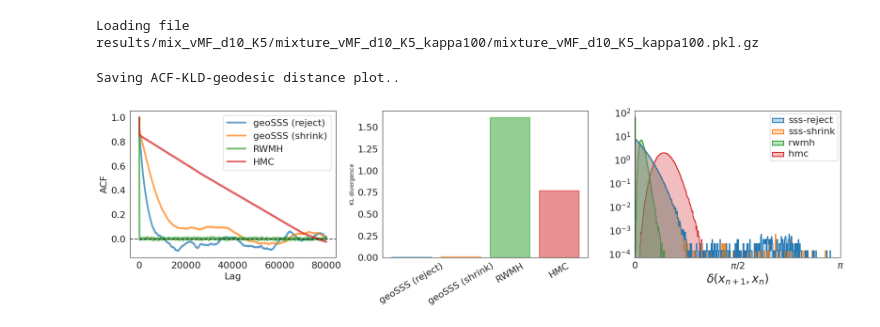
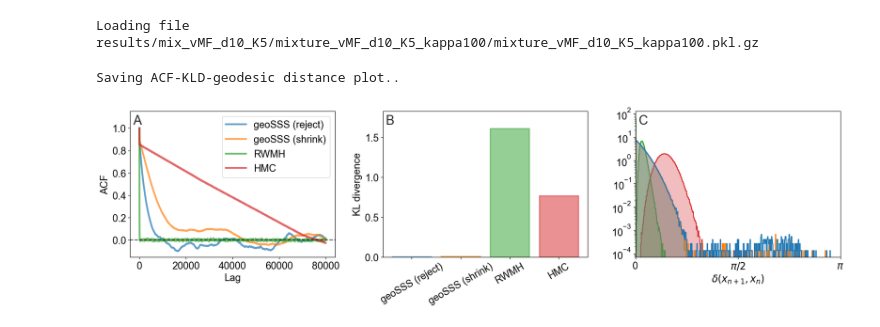
Before and after one commit to microscopic-image-analysis/geosss, a Jupyter notebook: scripts/visualize_mixture_vMF.ipynb, the cells around one changed output. Drawn from its saved outputs; the diff is of its cells as text; code cells hidden in the pictures.

```diff
--- a/scripts/visualize_mixture_vMF.ipynb
+++ b/scripts/visualize_mixture_vMF.ipynb
@@ -110,33 +110,33 @@ for method in METHODS:
 # Combine all DataFrames into one
 df_geo_dist = pd.concat(geo_dist_list, ignore_index=True)
 # %%
-save_acf_kld_dist = True
 colors = ["tab:blue", "tab:orange", "tab:green", "tab:red"]
 method_color_dict = dict(zip(METHODS, colors))
-fs = 16
+fs = 17
 
 lag = int(8e4)
 fig, axes = plt.subplots(1, 3, figsize=(18, 5))
-ax = axes[0]
+ax1 = axes[0]
 for method, color in zip(METHODS, colors):
     # compute autocorrelation for every method
     ac = autocorr(samples[method][:, 0])[:lag]
-    ax.plot(
+    ax1.plot(
         ac,
         alpha=0.7,
         lw=3,
         label=ALGOS[method],
         color=color,
     )
-ax.axhline(0.0, ls="--", color="k", alpha=0.7)
-ax.set_xlabel(r"Lag", fontsize=fs)
-ax.set_ylabel("ACF", fontsize=fs)
-ax.legend(fontsize=fs, loc="upper right")
-ax.tick_params(axis="both", which="major", labelsize=fs)
+ax1.axhline(0.0, ls="--", color="k", alpha=0.7)
+ax1.set_xlabel(r"Lag", fontsize=fs)
+ax1.set_ylabel("ACF", fontsize=fs)
+ax1.legend(fontsize=fs, loc="upper right")
+ax1.tick_params(axis="both", which="major", labelsize=fs)
+
 
 # KL divergence
 ax2 = axes[1]
-ax2.set_ylabel("KL divergence")
+ax2.set_ylabel("KL divergence", fontsize=fs)
 ax2.bar(
     list(map(ALGOS.get, METHODS)),
     KL,
@@ -160,47 +160,45 @@ sns.histplot(
     hue="method",
     bins=400,
     stat="density",
     element="step",  # Use 'bars' for filled histograms
     fill=True,  # Set to True for filled histograms
     common_norm=False,  # Normalize each histogram independently
     linewidth=1.5,  # Adjust line width for better visibility
     alpha=0.3,
     ax=ax3,
     palette=method_color_dict,
-    legend=True,  # Ensure legend is enabled
+    legend=False,  # no legend ax3
 )
 
 # Customize the x-axis labels and ticks
-ax3.set_xlabel(r"$\delta(x_{n+1}, x_n)$", fontsize=20)
+ax3.set_xlabel(r"$\delta(x_{n+1}, x_n)$", fontsize=fs)
 ax3.set_xticks([0, np.pi / 2, np.pi])
-ax3.set_xticklabels(["0", r"$\pi/2$", r"$\pi$"], fontsize=20)
+ax3.set_xticklabels(["0", r"$\pi/2$", r"$\pi$"], fontsize=fs)
 ax3.tick_params(axis="both", which="major", labelsize=fs)
 
 # Set y-scale to logarithmic
 ax3.set_yscale("log")
 ax3.set_ylabel(None)  # Remove the y-axis label
 ax3.set_xlim(0, np.pi)
 
-# Customize the legend
-leg = ax3.get_legend()
-if leg is not None:
-    leg.set_title(None)  # Remove the legend title
-    for t in leg.texts:
-        t.set_fontsize(fs)
-    # Optionally, adjust the legend location
-    leg.set_bbox_to_anchor((1, 1))
-else:
-    logging.warning("Legend not found in ax2.")
+# annotate every subplot
+for i, ax in enumerate(axes, 65):
+    ax.annotate(chr(i), xy=(0.015, 0.91), xycoords="axes fraction", fontsize=22)
+
+    # adding some margin on top
+    ymin, ymax = ax.get_ylim()
+    ax.set_ylim(ymin, ymax + 0.08 * (ymax - ymin))
 
 # Adjust layout
 fig.tight_layout()
 
+save_acf_kld_dist = False
 if save_acf_kld_dist:
     print("Saving ACF-KLD-geodesic distance plot..")
     fig.savefig(f"{subdir}/{filename}_acf_kld_dist.pdf", transparent=True)
 # %% [output]
 Saving ACF-KLD-geodesic distance plot..
-[figure, old version]
+[figure, new version]
 # %%
 from geosss.distributions import MarginalVonMisesFisher, VonMisesFisher, MixtureModel
 
```
Also changed, not shown: parts of 3 cells of this notebook.
